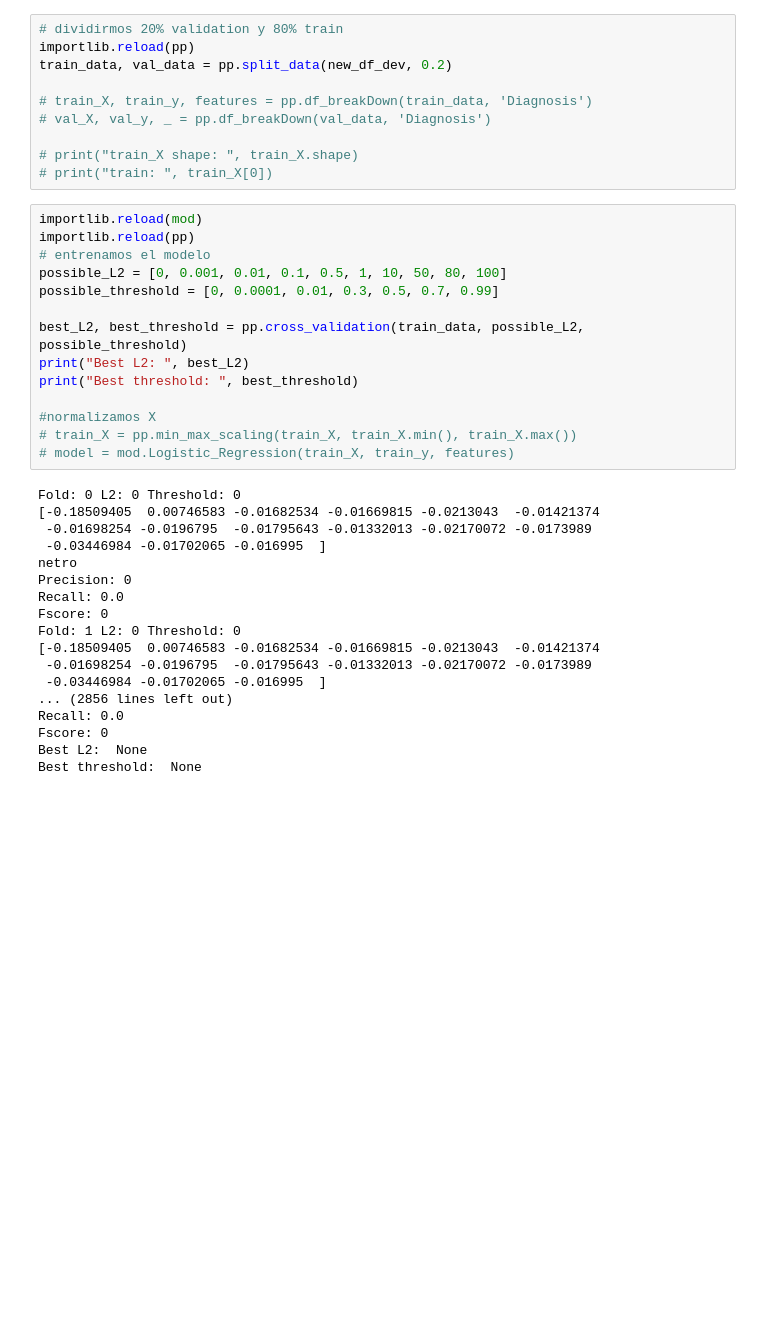
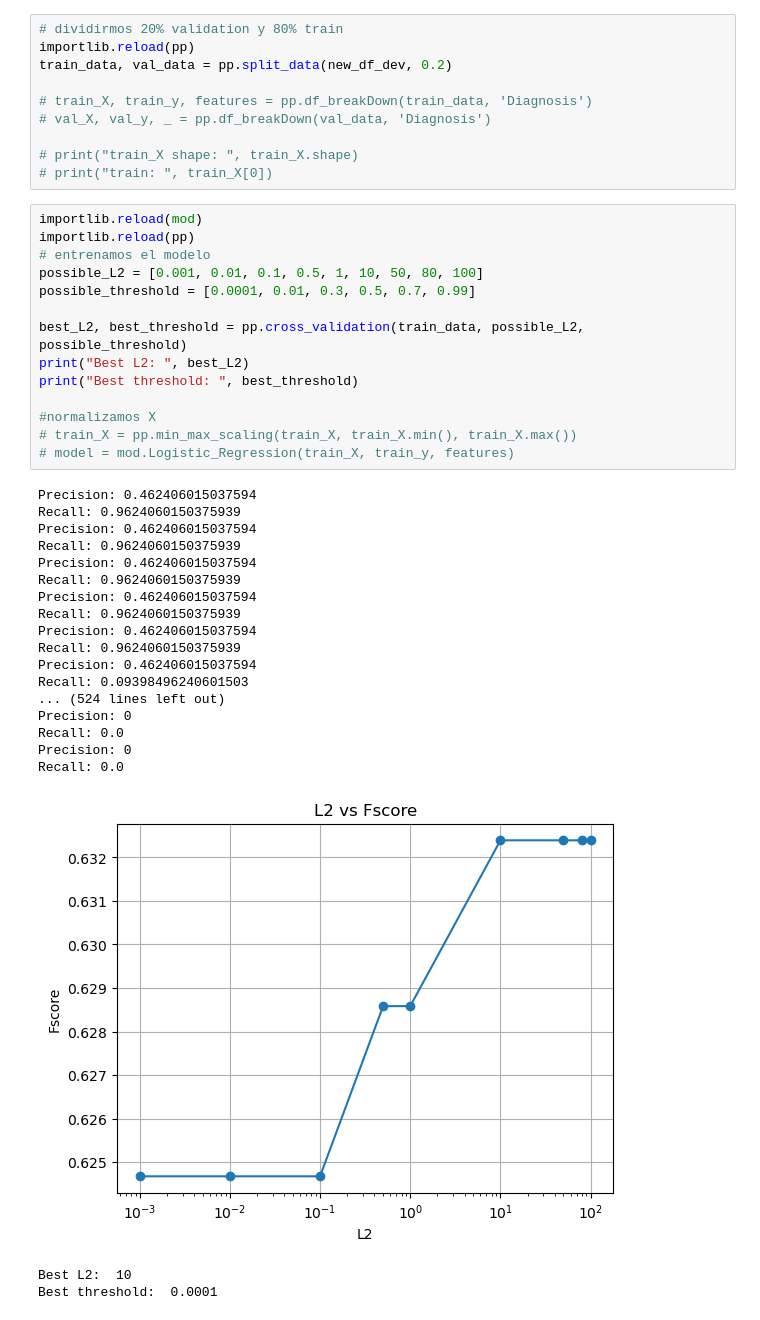
Before and after one commit to felicitasmarolda/MLyDL_TPs, a Jupyter notebook: Marolda_Felicitas_TP2/Marolda_Felicitas_Notebook_TP2.ipynb, the cells around one changed output. Saved outputs shown, nothing was run; the diff lists cells and outputs as text; blank space fills up the shorter version.

Commit message:
hay grafico de fscore -l2

```diff
--- a/Marolda_Felicitas_TP2/Marolda_Felicitas_Notebook_TP2.ipynb
+++ b/Marolda_Felicitas_TP2/Marolda_Felicitas_Notebook_TP2.ipynb
@@ -125,32 +123,35 @@ train_data, val_data = pp.split_data(new_df_dev, 0.2)
 # %%
 importlib.reload(mod)
 importlib.reload(pp)
 # entrenamos el modelo
-possible_L2 = [0, 0.001, 0.01, 0.1, 0.5, 1, 10, 50, 80, 100]
-possible_threshold = [0, 0.0001, 0.01, 0.3, 0.5, 0.7, 0.99]
+possible_L2 = [0.001, 0.01, 0.1, 0.5, 1, 10, 50, 80, 100]
+possible_threshold = [0.0001, 0.01, 0.3, 0.5, 0.7, 0.99]
 
 best_L2, best_threshold = pp.cross_validation(train_data, possible_L2, possible_threshold)
 print("Best L2: ", best_L2)
 print("Best threshold: ", best_threshold)
 
 #normalizamos X
 # train_X = pp.min_max_scaling(train_X, train_X.min(), train_X.max())
 # model = mod.Logistic_Regression(train_X, train_y, features)
 # %% [output]
-Fold: 0 L2: 0 Threshold: 0
-[-0.18509405  0.00746583 -0.01682534 -0.01669815 -0.0213043  -0.01421374
- -0.01698254 -0.0196795  -0.01795643 -0.01332013 -0.02170072 -0.0173989
- -0.03446984 -0.01702065 -0.016995  ]
-netro
+Precision: 0.462406015037594
+Recall: 0.9624060150375939
+Precision: 0.462406015037594
+Recall: 0.9624060150375939
+Precision: 0.462406015037594
+Recall: 0.9624060150375939
+Precision: 0.462406015037594
+Recall: 0.9624060150375939
+Precision: 0.462406015037594
+Recall: 0.9624060150375939
+Precision: 0.462406015037594
+Recall: 0.09398496240601503
+... (524 lines left out)
 Precision: 0
 Recall: 0.0
-Fscore: 0
-Fold: 1 L2: 0 Threshold: 0
-[-0.18509405  0.00746583 -0.01682534 -0.01669815 -0.0213043  -0.01421374
- -0.01698254 -0.0196795  -0.01795643 -0.01332013 -0.02170072 -0.0173989
- -0.03446984 -0.01702065 -0.016995  ]
-... (2856 lines left out)
+Precision: 0
 Recall: 0.0
-Fscore: 0
-Best L2:  None
-Best threshold:  None
+[figure, added]
+Best L2:  10
+Best threshold:  0.0001
```
Also changed, not shown: parts of 1 cell of this notebook, 4 other files.
